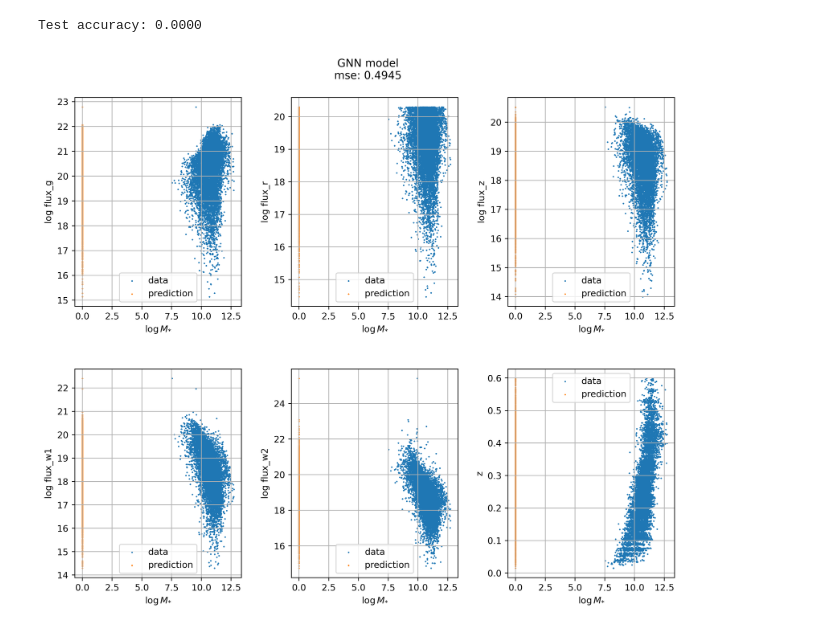
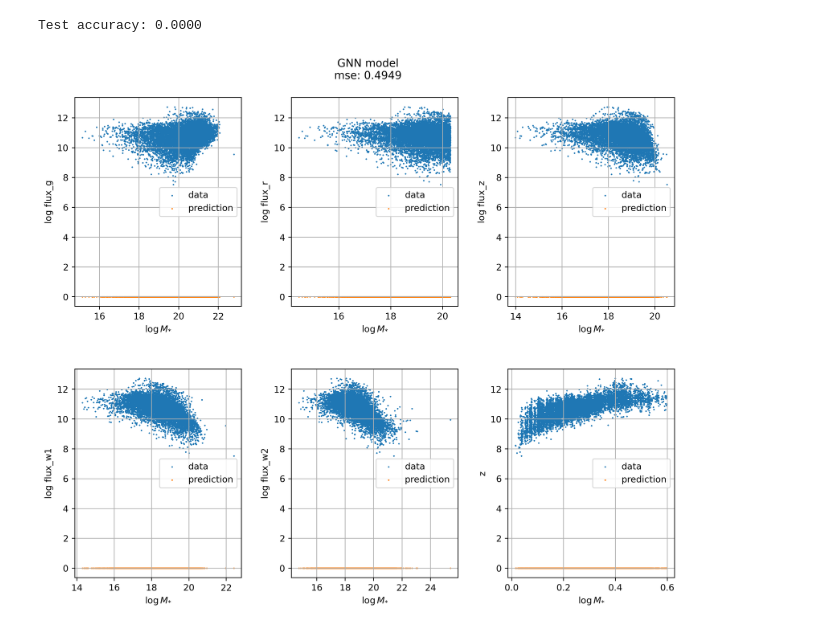
Before and after one commit to ValeriaTorresG/GalaxyMassGNN, a Jupyter notebook: gnn.ipynb, the cells around one changed output. Cells and saved outputs as stored; diff of their text form; code cells hidden in the pictures.

```diff
--- a/gnn.ipynb
+++ b/gnn.ipynb
@@ -307,22 +306,22 @@ Test accuracy: 0.0000
 # %%
 nrows, ncols = 3, 2
 fig, axes = plt.subplots(nrows=2, ncols=3, figsize=(10, 8))
 plt.tight_layout()
 plt.suptitle(f'GNN model\nmse: {losses[-1]:.4f}', y=1.05)
 plt.subplots_adjust(wspace=0.3, hspace=0.3)
 
 nodes, _, mass = graph_r(rosettes[0])
 nodes, mass, pred = np.array(nodes)[:,1:], np.array(mass), prediction.numpy()
 
 for i in range(ncols):
     for j in range(nrows):
-        axes[i, j].scatter(mass, nodes[:,i*3+j], s=0.5, label='data')
-        axes[i, j].scatter(pred, nodes[:,i*3+j], s=0.5, label='prediction')
+        axes[i, j].scatter(nodes[:,i*3+j], mass, s=0.5, label='data')
+        axes[i, j].scatter(nodes[:,i*3+j], pred, s=0.5, label='prediction')
         axes[i, j].legend()
         axes[i, j].set_xlabel(r'$\log M_{*}$')
         axes[i, j].set_ylabel(f'{props[i*3+j]}')
         axes[i, j].grid()
 
 plt.show()
 # %% [output]
-[figure, old version]
+[figure, new version]
```
Also changed, not shown: parts of 1 cell of this notebook, 2 other files.
